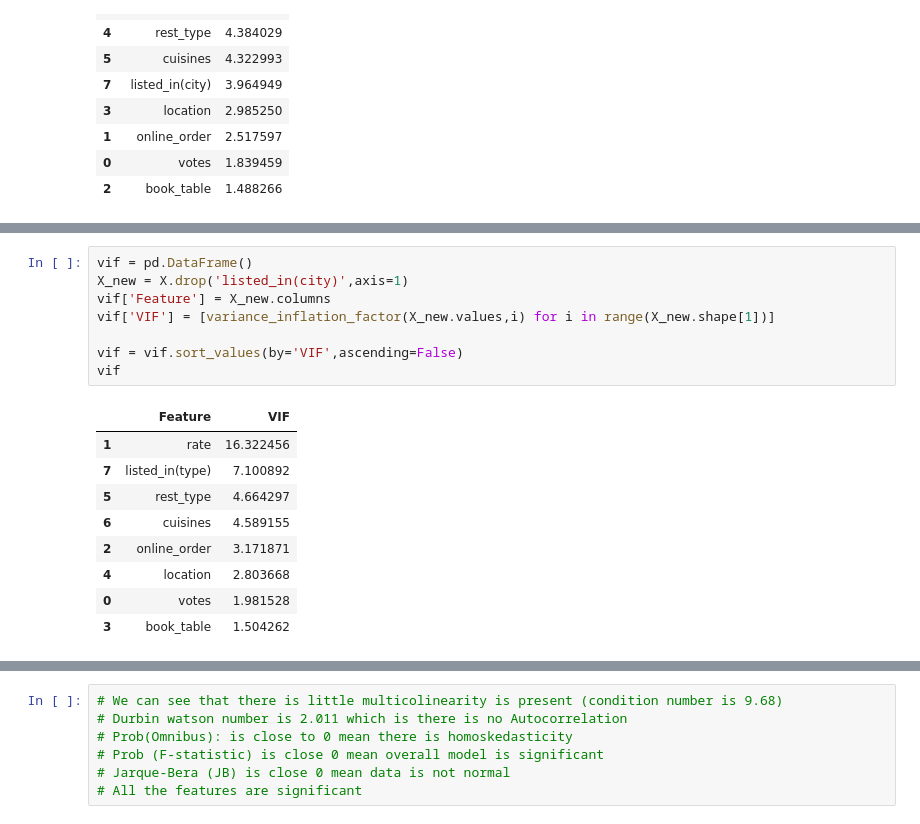
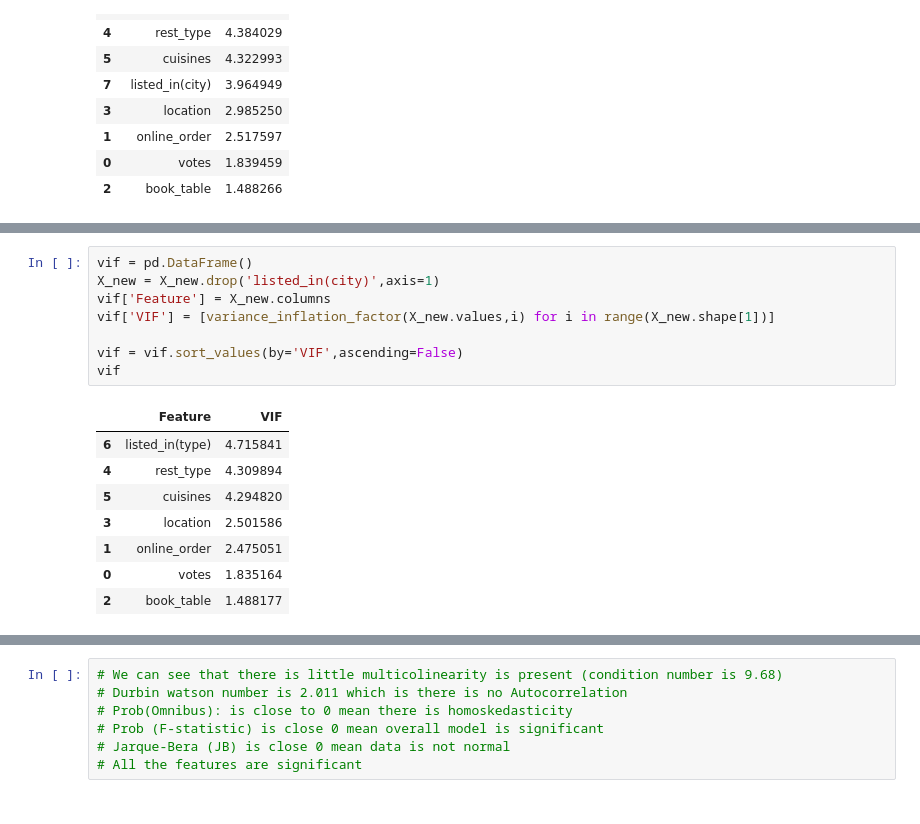
Before and after one commit to abhinav221294/Regression-and-Classification-Problem-on-Zomato-Dataset, a Jupyter notebook: Regression Problem on Zomato Dataset.ipynb, the cells around one changed output, grey strips where cells are left out. Cells and saved outputs as stored; diff of their text form.

```diff
--- a/Regression Problem on Zomato Dataset.ipynb
+++ b/Regression Problem on Zomato Dataset.ipynb
@@ -736,20 +738,19 @@ Notes:
 [1] Standard Errors assume that the covariance matrix of the errors is correctly specified.
 # %%
 vif = pd.DataFrame()
-X_new = X.drop('listed_in(city)',axis=1)
+X_new = X_new.drop('listed_in(city)',axis=1)
 vif['Feature'] = X_new.columns
 vif['VIF'] = [variance_inflation_factor(X_new.values,i) for i in range(X_new.shape[1])]
 
 vif = vif.sort_values(by='VIF',ascending=False)
 vif
 # %% [output]
 |  | Feature | VIF |
-| 1 | rate | 16.322456 |
-| 7 | listed_in(type) | 7.100892 |
-| 5 | rest_type | 4.664297 |
-| 6 | cuisines | 4.589155 |
-| 2 | online_order | 3.171871 |
-| 4 | location | 2.803668 |
-| 0 | votes | 1.981528 |
-| 3 | book_table | 1.504262 |
+| 6 | listed_in(type) | 4.715841 |
+| 4 | rest_type | 4.309894 |
+| 5 | cuisines | 4.294820 |
+| 3 | location | 2.501586 |
+| 1 | online_order | 2.475051 |
+| 0 | votes | 1.835164 |
+| 2 | book_table | 1.488177 |
 # %%
```
Also changed, not shown: parts of 25 cells of this notebook.
